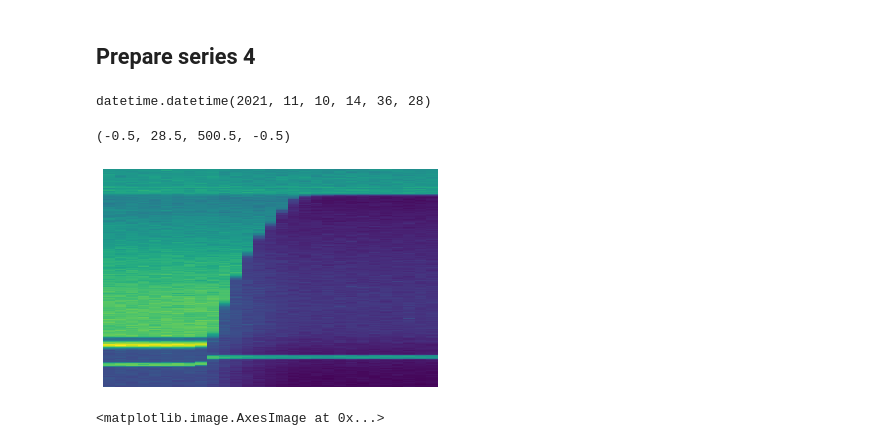
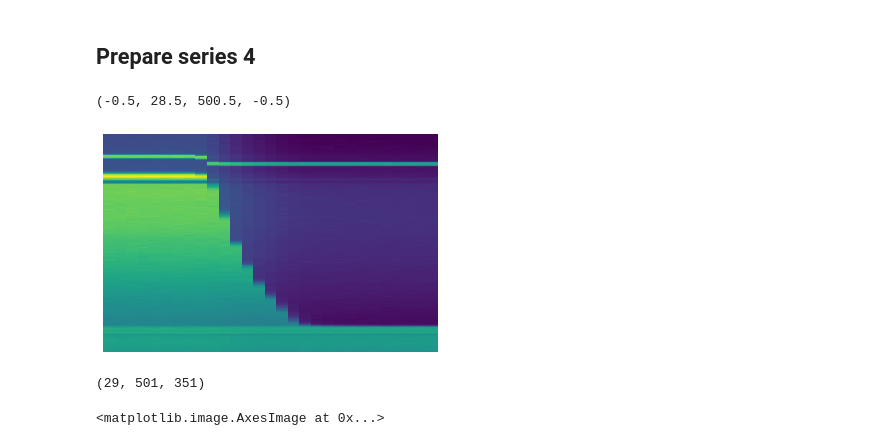
Before and after one commit to ImagingLectures/WaterInSand, a Jupyter notebook: data/DataPreparation.ipynb, the cells around one changed output. Cells and saved outputs as stored; diff of their text form; code cells hidden in the pictures.

```diff
--- a/data/DataPreparation.ipynb
+++ b/data/DataPreparation.ipynb
@@ -89,11 +90,11 @@ tiff.imwrite('timeseries/4/images_4.tif',img[:,::-1])
-# %%
-datetime.strptime(times[0]["FRAME"],"%Y-%m-%dT%H:%M:%S")
-# %% [output]
-datetime.datetime(2021, 11, 10, 14, 36, 28)
 # %%
-plt.imshow(img[:,::-1,150].transpose(),aspect='auto', interpolation='None')
+plt.imshow(img[:,:,120:160].mean(axis=2).transpose(),aspect='auto', interpolation='None')
 plt.axis('off')
 # %% [output]
 (-0.5, 28.5, 500.5, -0.5)
-[figure, old version]
+[figure, new version]
+# %%
+img.shape
+# %% [output]
+(29, 501, 351)
 # %%
```
Also changed, not shown: parts of 7 cells of this notebook, 2 other files.
